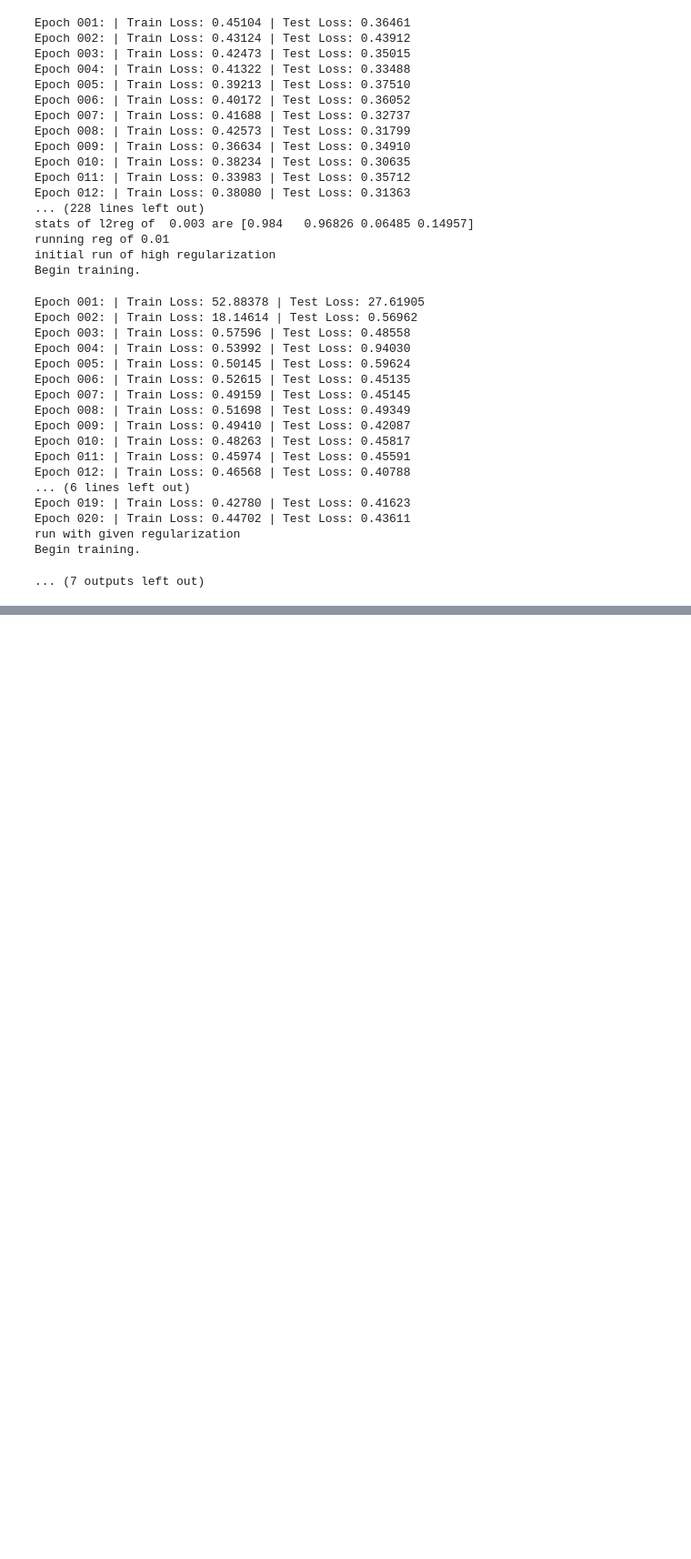
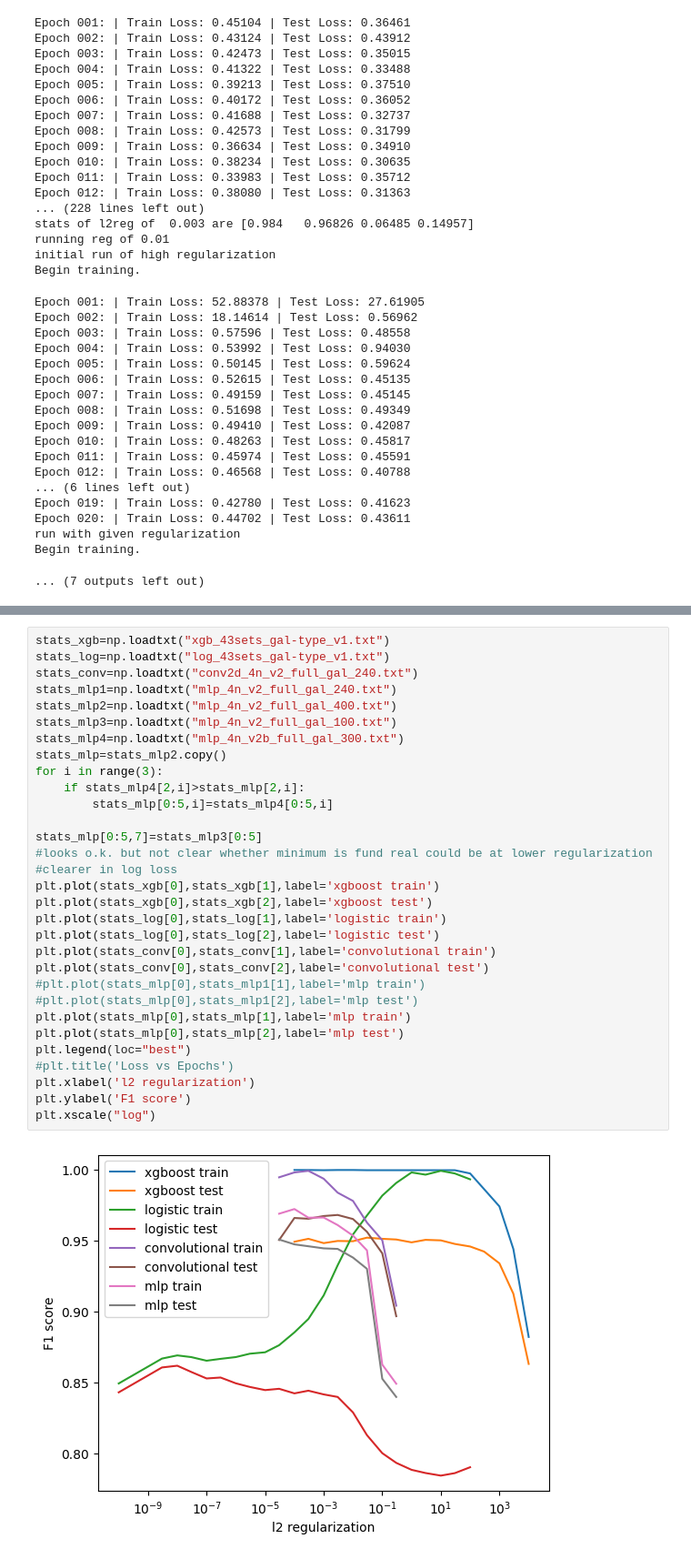
Before and after one commit to tkfritz/astro_images, a Jupyter notebook: galaxy_type_fit2.ipynb, the cells around one changed output, grey strips where cells are left out. Shown at 91% size. Drawn from its saved outputs; the diff is of its cells as text; blank space fills up the shorter version.

Commit message:
More fits for mlp, looks now possible o.k.

```diff
--- a/galaxy_type_fit2.ipynb
+++ b/galaxy_type_fit2.ipynb
@@ -1688,0 +1639,33 @@ plt.ylim(0,1)
+# %%
+stats_xgb=np.loadtxt("xgb_43sets_gal-type_v1.txt")
+stats_log=np.loadtxt("log_43sets_gal-type_v1.txt")
+stats_conv=np.loadtxt("conv2d_4n_v2_full_gal_240.txt")
+stats_mlp1=np.loadtxt("mlp_4n_v2_full_gal_240.txt")
+stats_mlp2=np.loadtxt("mlp_4n_v2_full_gal_400.txt")
+stats_mlp3=np.loadtxt("mlp_4n_v2_full_gal_100.txt")
+stats_mlp4=np.loadtxt("mlp_4n_v2b_full_gal_300.txt")
+stats_mlp=stats_mlp2.copy()
+for i in range(3):
+    if stats_mlp4[2,i]>stats_mlp[2,i]:
+        stats_mlp[0:5,i]=stats_mlp4[0:5,i]
+
+stats_mlp[0:5,7]=stats_mlp3[0:5]
+#looks o.k. but not clear whether minimum is fund real could be at lower regularization
+#clearer in log loss
+plt.plot(stats_xgb[0],stats_xgb[1],label='xgboost train')
+plt.plot(stats_xgb[0],stats_xgb[2],label='xgboost test')
+plt.plot(stats_log[0],stats_log[1],label='logistic train')
+plt.plot(stats_log[0],stats_log[2],label='logistic test')
+plt.plot(stats_conv[0],stats_conv[1],label='convolutional train')
+plt.plot(stats_conv[0],stats_conv[2],label='convolutional test')
+#plt.plot(stats_mlp[0],stats_mlp1[1],label='mlp train')
+#plt.plot(stats_mlp[0],stats_mlp1[2],label='mlp test')
+plt.plot(stats_mlp[0],stats_mlp[1],label='mlp train')
+plt.plot(stats_mlp[0],stats_mlp[2],label='mlp test')
+plt.legend(loc="best")
+#plt.title('Loss vs Epochs')
+plt.xlabel('l2 regularization')
+plt.ylabel('F1 score')
+plt.xscale("log")
+# %% [output]
+[figure, added]
```
Also changed, not shown: parts of 20 cells of this notebook.
